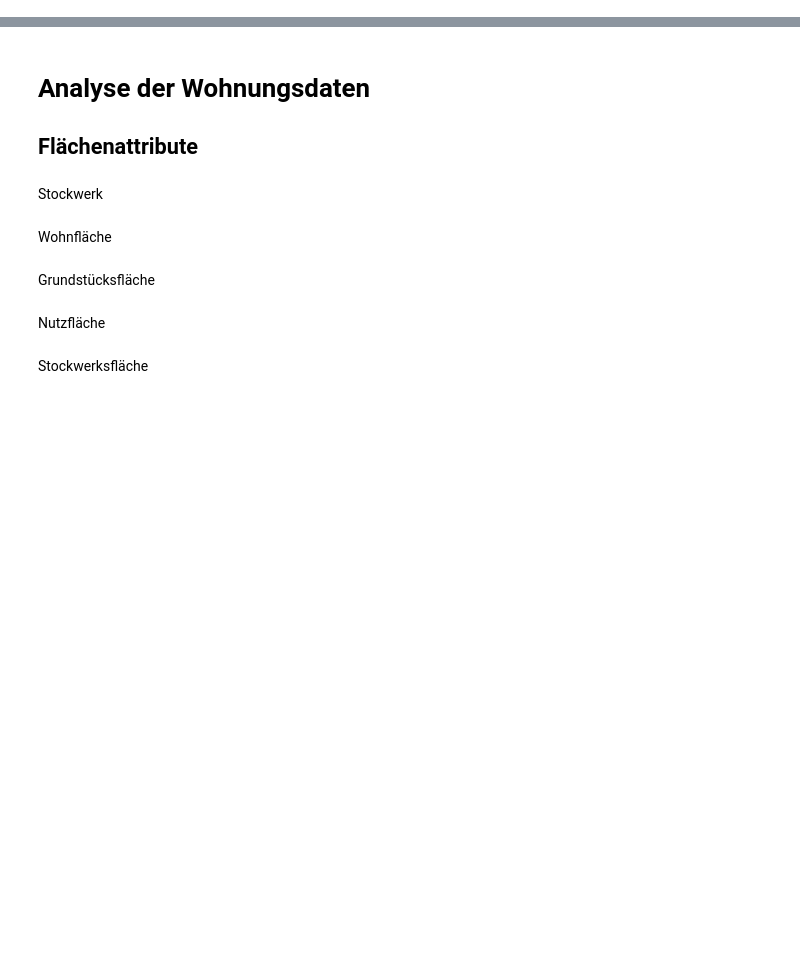
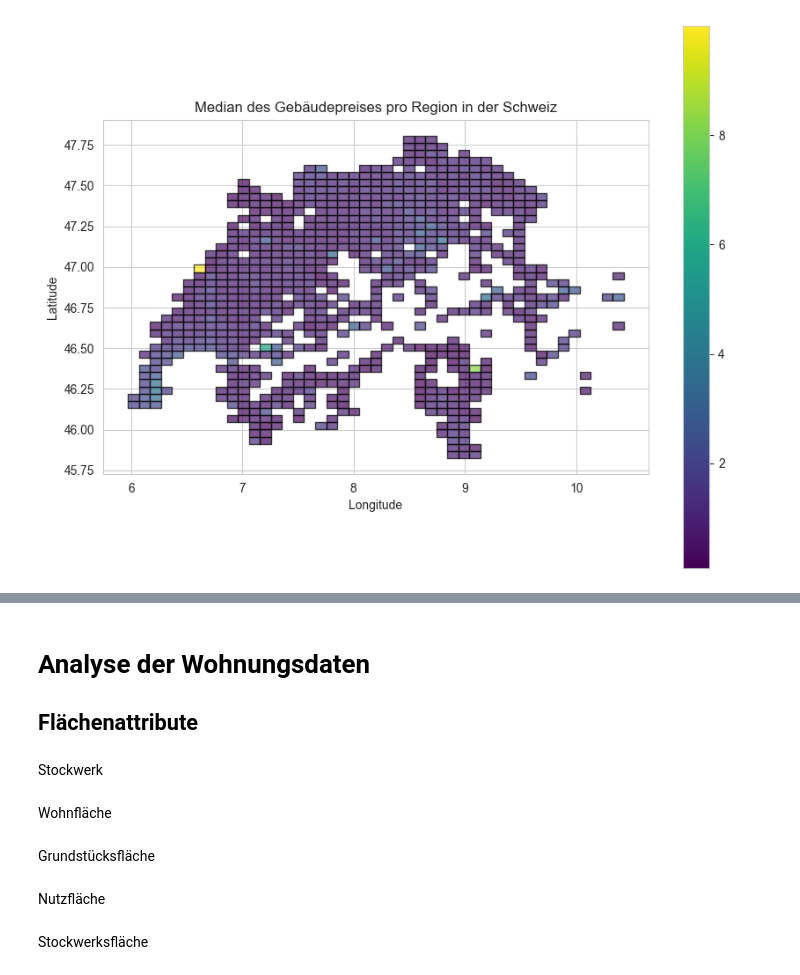
Before and after one commit to staldenhoefler/immo_challenge, a Jupyter notebook: notebooks/EDA_dsa.ipynb, the cells around one changed output, grey strips where cells are left out. Saved outputs shown, nothing was run; the diff lists cells and outputs as text; code cells hidden in the pictures; blank space fills up the shorter version.

```diff
--- a/notebooks/EDA_dsa.ipynb
+++ b/notebooks/EDA_dsa.ipynb
@@ -125,3 +79,65 @@ mymap.save("heatmap.html")
 mymap
 # %% [output]
 [interactive output not drawn]
+# %%
+import geopandas as gpd
+import pandas as pd
+import numpy as np
+import matplotlib.pyplot as plt
+from shapely.geometry import box
+
+
+df_temp = df[['lat', 'lon', 'price_cleaned']]
+df_temp = df_temp.dropna()
+#convert to float
+df_temp['lat'] = df_temp['lat'].astype(float)
+df_temp['lon'] = df_temp['lon'].astype(float)
+df_temp['price_cleaned'] = df_temp['price_cleaned'].astype(float)/1000000
+
+
+
+# Konvertiere DataFrame in GeoDataFrame
+gdf = gpd.GeoDataFrame(
+    df_temp, geometry=gpd.points_from_xy(df_temp.lon, df_temp.lat), crs="EPSG:4326"
+)
+
+# Bounding Box der Schweiz bestimmen
+minx, miny, maxx, maxy = gdf.total_bounds
+
+# Anzahl der Quadrate
+n_cells = 2000
+
+# Bestimme die Breite und Höhe der Zellen
+cell_size_x = (maxx - minx) / np.sqrt(n_cells)
+cell_size_y = (maxy - miny) / np.sqrt(n_cells)
+
+# Erstelle das Gitter (Grid)
+grid = []
+x = minx
+while x < maxx:
+    y = miny
+    while y < maxy:
+        grid.append(box(x, y, x + cell_size_x, y + cell_size_y))
+        y += cell_size_y
+    x += cell_size_x
+
+grid_gdf = gpd.GeoDataFrame(grid, columns=['geometry'], crs="EPSG:4326")
+
+# Räume den Gebäudedaten den entsprechenden Zellen zu
+joined = gpd.sjoin(gdf, grid_gdf, how='left', predicate='within')
+
+# Berechne den Durchschnittspreis pro Gitterzelle
+avg_prices = joined.groupby('index_right')['price_cleaned'].median()
+
+# Füge die Durchschnittspreise zum Gitter GeoDataFrame hinzu
+grid_gdf['avg_price'] = grid_gdf.index.map(avg_prices)
+
+# Karte zeichnen
+fig, ax = plt.subplots(figsize=(10, 8))
+grid_gdf.plot(column='avg_price', ax=ax, legend=True, cmap='viridis', edgecolor='black', alpha=0.7)
+plt.title('Median des Gebäudepreises pro Region in der Schweiz')
+plt.xlabel('Longitude')
+plt.ylabel('Latitude')
+plt.show()
+# %% [output]
+[figure, added]
```
Also changed, not shown: parts of 13 cells of this notebook, 1 other file.
